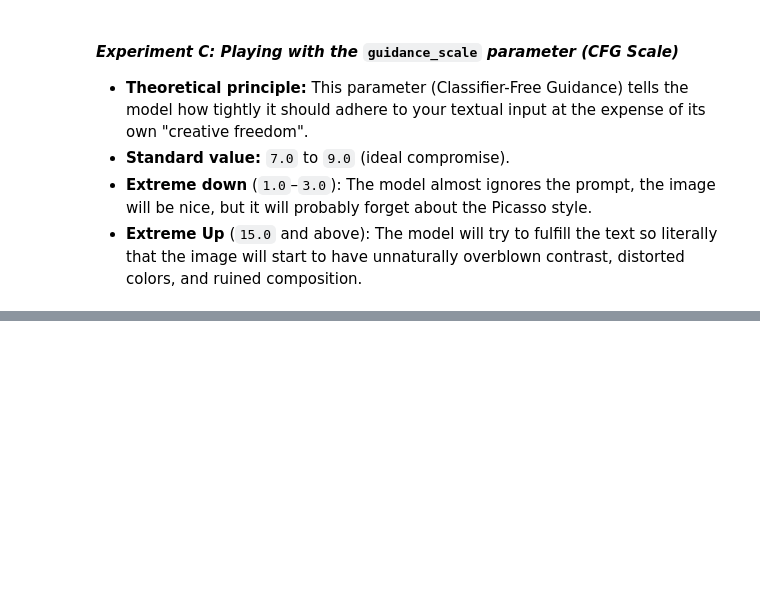
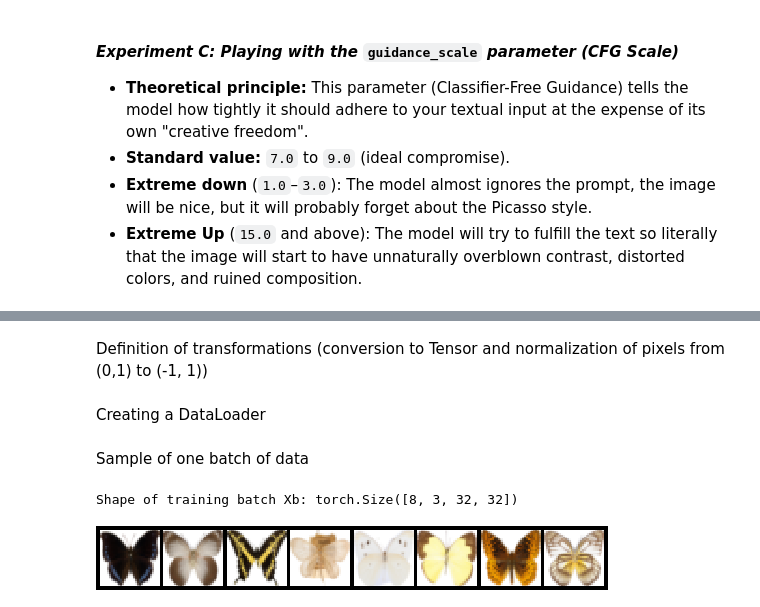
Before and after one commit to RadimKozl/OpenCV_academy_my_work, a Jupyter notebook: hf-introduction-to-diffusers.ipynb, the cells around one changed output, grey strips where cells are left out. Cells and saved outputs as stored; diff of their text form; code cells hidden in the pictures; blank space fills up the shorter version.

```diff
--- a/hf-introduction-to-diffusers.ipynb
+++ b/hf-introduction-to-diffusers.ipynb
@@ -377,0 +470,32 @@ image
+# %% [markdown]
+Definition of transformations (conversion to Tensor and normalization of pixels from (0,1) to (-1, 1))
+# %%
+preprocess = transforms.Compose(
+    [
+        transforms.Resize((image_size, image_size)),
+        transforms.RandomHorizontalFlip(),  # Augmentace dat překlopením
+        transforms.ToTensor(),
+        transforms.Normalize([0.5], [0.5]),
+    ]
+)
+# %%
+def transform(examples):
+    images = [preprocess(image.convert("RGB")) for image in examples["image"]]
+    return {"images": images}
+# %%
+dataset.set_transform(transform)
+# %% [markdown]
+Creating a DataLoader
+# %%
+train_dataloader = torch.utils.data.DataLoader(
+    dataset, batch_size=batch_size, shuffle=True
+)
+# %% [markdown]
+Sample of one batch of data
+# %%
+xb = next(iter(train_dataloader))["images"].to(device)[:8]
+print("Shape of training batch Xb:", xb.shape)
+show_images(xb).resize((8 * 64, 64), resample=Image.NEAREST)
+# %% [output]
+Shape of training batch Xb: torch.Size([8, 3, 32, 32])
+[figure, added]
```
Also changed, not shown: parts of 50 cells of this notebook.
